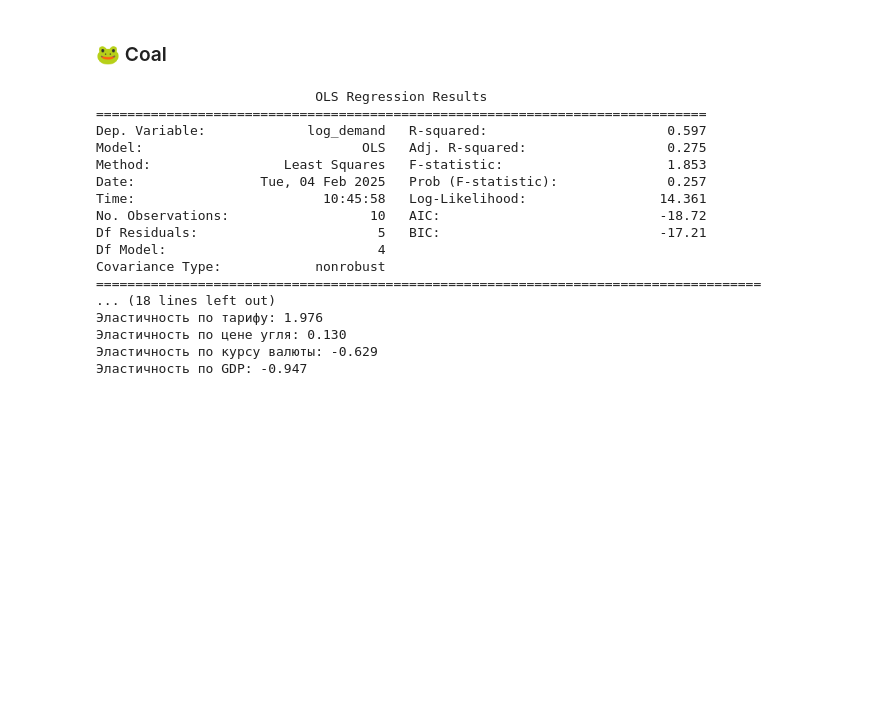
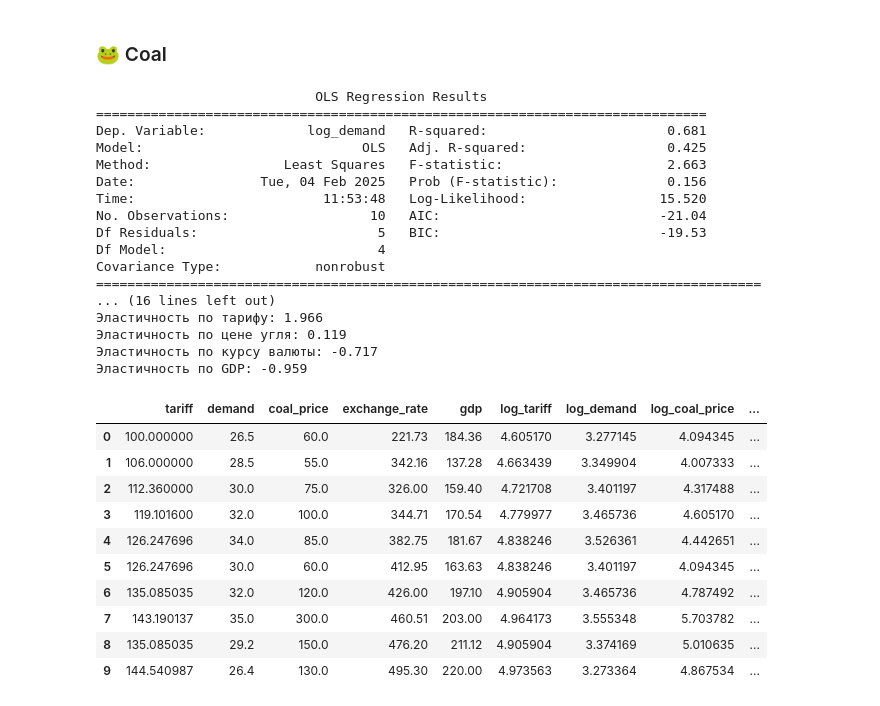
Before and after one commit to zhus-dika/railways_caclulations, a Jupyter notebook: railways_caclulations.ipynb, the cells around one changed output. Cells and saved outputs as stored; diff of their text form; code cells hidden in the pictures; blank space fills up the shorter version.

```diff
--- a/railways_caclulations.ipynb
+++ b/railways_caclulations.ipynb
@@ -12,7 +12,7 @@ import statsmodels.api as sm
 tariff = 100
 # Данные
 data = pd.DataFrame({
-    "tariff": [tariff, tariff * 1.05, tariff * 1.05 ** 2, tariff * 1.05 ** 3, tariff * 1.05 ** 4, tariff * 1.05 ** 4, tariff * 1.05 ** 4 * 1.07, tariff * 1.05 ** 5 * 1.07, tariff * 1.05 ** 4 * 1.07, tariff * 1.05 ** 4 * 1.07 ** 2],  # Ж/д тариф ($)
+    "tariff": [tariff, tariff * 1.06, tariff * 1.06 ** 2, tariff * 1.06 ** 3, tariff * 1.06 ** 4, tariff * 1.06 ** 4, tariff * 1.06 ** 4 * 1.07, tariff * 1.06 ** 5 * 1.07, tariff * 1.06 ** 4 * 1.07, tariff * 1.06 ** 4 * 1.07 ** 2],  # Ж/д тариф ($)
     "demand": [26.5, 28.5, 30, 32, 34, 30, 32, 35, 29.2, 26.4],  # Перевозки (млн. тонны)
     "coal_price": [60.00, 55.00, 75.00, 100.00, 85.00, 60.00, 120.00,	300.00, 150.00, 130.00],  # Цена на уголь за тонну
     "exchange_rate": [221.73, 342.16, 326.00, 344.71, 382.75, 412.95, 426.00, 460.51, 476.20, 495.30],  # Курс валюты (USD/RUB),
@@ -27,7 +27,7 @@ data["log_exchange_rate"] = np.log(data["exchange_rate"])
 data["log_gdp"] = np.log(data["gdp"])
 
 # Формируем матрицу факторов (X) и целевую переменную (y)
-X = data[["log_tariff", "log_coal_price", "log_gdp", "log_exchange_rate"]]
+X = data[["log_tariff", "log_coal_price", "log_exchange_rate", "log_gdp"]]
 X = sm.add_constant(X)  # Добавляем константу
 y = data["log_demand"]
 
@@ -50,18 +50,32 @@ print(f"Эластичность по GDP: {elasticity_gdp:.3f}")
 # %% [output]
                             OLS Regression Results
 ==============================================================================
-Dep. Variable:             log_demand   R-squared:                       0.597
-Model:                            OLS   Adj. R-squared:                  0.275
-Method:                 Least Squares   F-statistic:                     1.853
-Date:                Tue, 04 Feb 2025   Prob (F-statistic):              0.257
-Time:                        10:45:58   Log-Likelihood:                 14.361
-No. Observations:                  10   AIC:                            -18.72
-Df Residuals:                       5   BIC:                            -17.21
+Dep. Variable:             log_demand   R-squared:                       0.681
+Model:                            OLS   Adj. R-squared:                  0.425
+Method:                 Least Squares   F-statistic:                     2.663
+Date:                Tue, 04 Feb 2025   Prob (F-statistic):              0.156
+Time:                        11:53:48   Log-Likelihood:                 15.520
+No. Observations:                  10   AIC:                            -21.04
+Df Residuals:                       5   BIC:                            -19.53
 Df Model:                           4
 Covariance Type:            nonrobust
 =====================================================================================
-... (18 lines left out)
-Эластичность по тарифу: 1.976
-Эластичность по цене угля: 0.130
-Эластичность по курсу валюты: -0.629
-Эластичность по GDP: -0.947
+... (16 lines left out)
+Эластичность по тарифу: 1.966
+Эластичность по цене угля: 0.119
+Эластичность по курсу валюты: -0.717
+Эластичность по GDP: -0.959
+# %%
+data
+# %% [output]
+|  | tariff | demand | coal_price | exchange_rate | gdp | log_tariff | log_demand | log_coal_price | ... |
+| 0 | 100.000000 | 26.5 | 60.0 | 221.73 | 184.36 | 4.605170 | 3.277145 | 4.094345 | ... |
+| 1 | 106.000000 | 28.5 | 55.0 | 342.16 | 137.28 | 4.663439 | 3.349904 | 4.007333 | ... |
+| 2 | 112.360000 | 30.0 | 75.0 | 326.00 | 159.40 | 4.721708 | 3.401197 | 4.317488 | ... |
+| 3 | 119.101600 | 32.0 | 100.0 | 344.71 | 170.54 | 4.779977 | 3.465736 | 4.605170 | ... |
+| 4 | 126.247696 | 34.0 | 85.0 | 382.75 | 181.67 | 4.838246 | 3.526361 | 4.442651 | ... |
+| 5 | 126.247696 | 30.0 | 60.0 | 412.95 | 163.63 | 4.838246 | 3.401197 | 4.094345 | ... |
+| 6 | 135.085035 | 32.0 | 120.0 | 426.00 | 197.10 | 4.905904 | 3.465736 | 4.787492 | ... |
+| 7 | 143.190137 | 35.0 | 300.0 | 460.51 | 203.00 | 4.964173 | 3.555348 | 5.703782 | ... |
+| 8 | 135.085035 | 29.2 | 150.0 | 476.20 | 211.12 | 4.905904 | 3.374169 | 5.010635 | ... |
+| 9 | 144.540987 | 26.4 | 130.0 | 495.30 | 220.00 | 4.973563 | 3.273364 | 4.867534 | ... |
```
Also changed, not shown: parts of 6 cells of this notebook.
